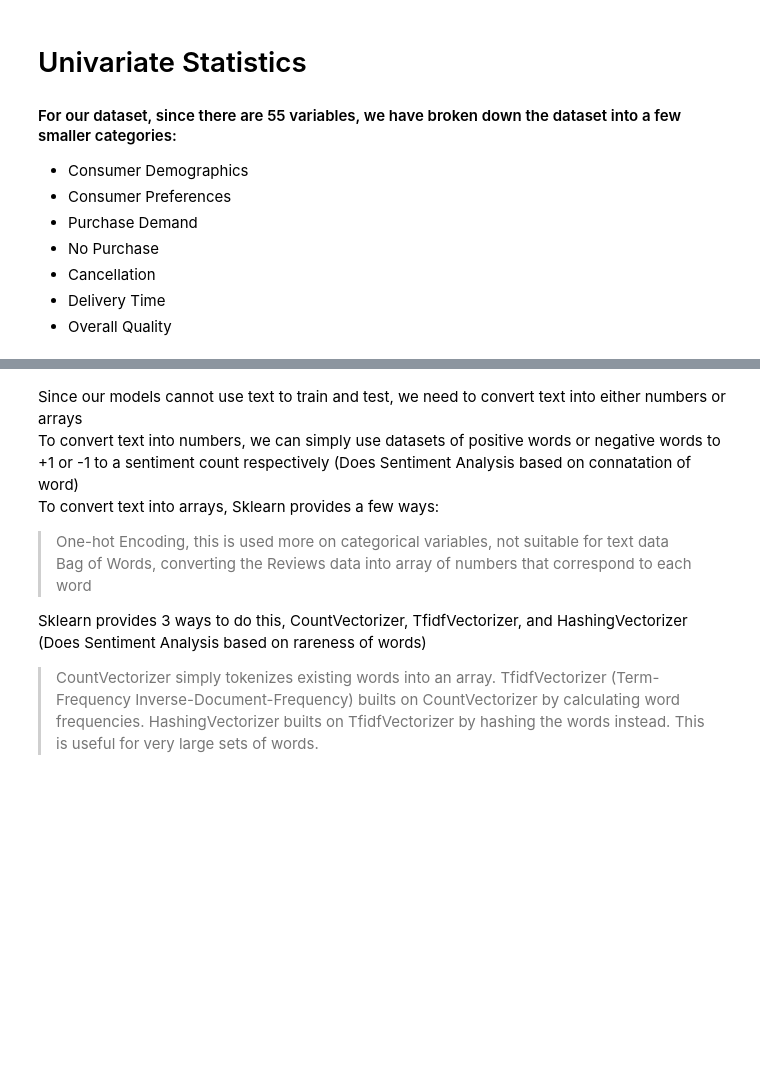
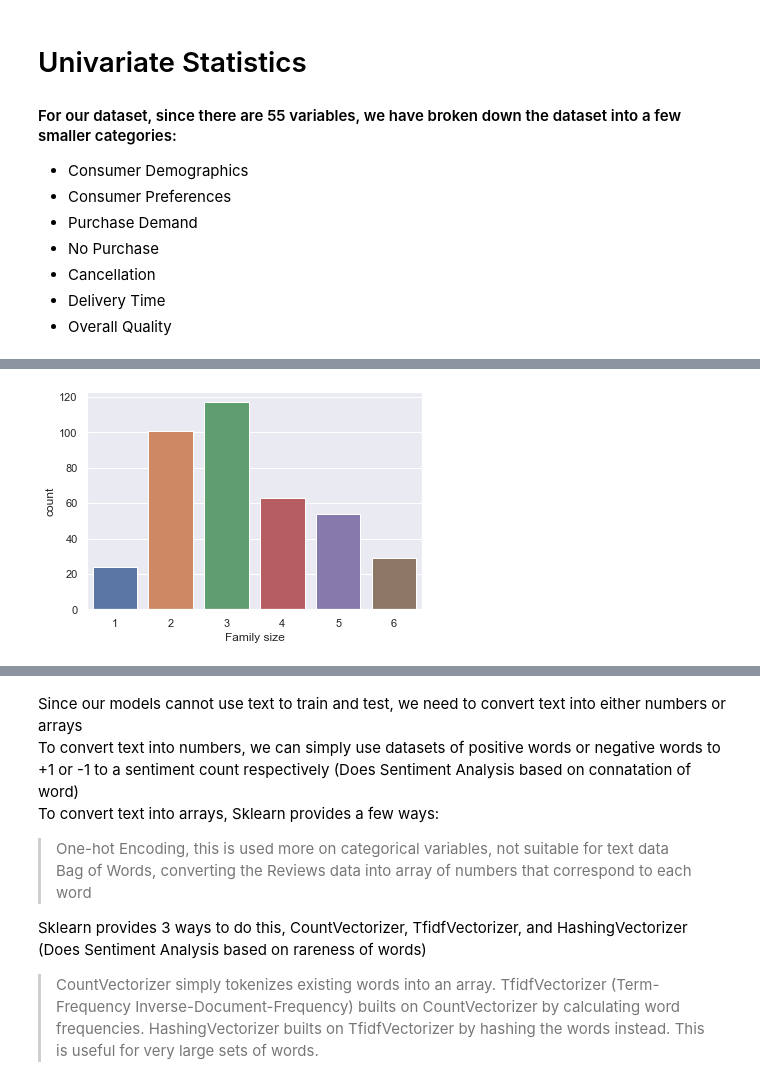
Before and after one commit to DanielxDante/restaurant-conundrum, a Jupyter notebook: Text_Processing.ipynb, the cells around one changed output, grey strips where cells are left out. Saved outputs shown, nothing was run; the diff lists cells and outputs as text; code cells hidden in the pictures; blank space fills up the shorter version.

```diff
--- a/Text_Processing.ipynb
+++ b/Text_Processing.ipynb
@@ -82,0 +111,4 @@ foodDelivery.describe()
+# %%
+f = sb.countplot(x= "Family size", data = foodDelivery)
+# %% [output]
+[figure, added]
```
Also changed, not shown: parts of 38 cells of this notebook, 2 other files.
